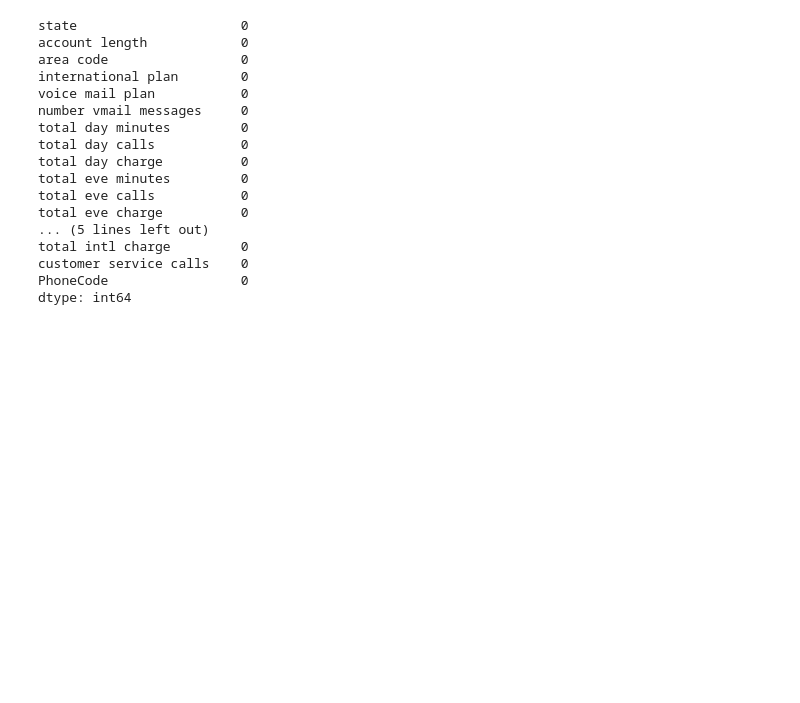
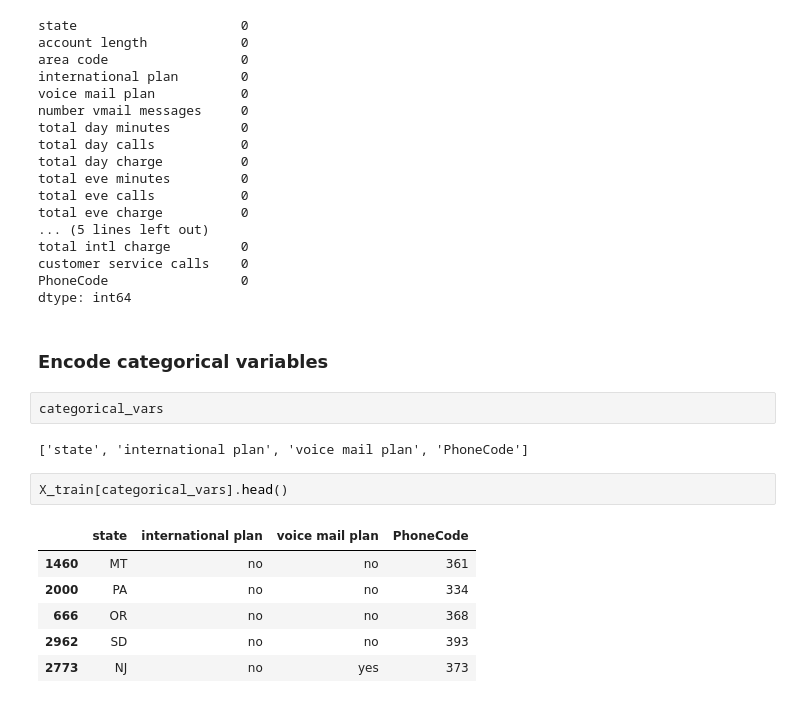
Before and after one commit to Collins-Opiyo/SyriaTelco_Collins_repo-, a Jupyter notebook: index.ipynb, the cells around one changed output. Cells and saved outputs as stored; diff of their text form; blank space fills up the shorter version.

```diff
--- a/index.ipynb
+++ b/index.ipynb
@@ -1143,3 +1144,18 @@ total intl charge         0
 customer service calls    0
 PhoneCode                 0
 dtype: int64
+# %% [markdown]
+### Encode categorical variables
+# %%
+categorical_vars
+# %% [output]
+['state', 'international plan', 'voice mail plan', 'PhoneCode']
+# %%
+X_train[categorical_vars].head()
+# %% [output]
+|  | state | international plan | voice mail plan | PhoneCode |
+| 1460 | MT | no | no | 361 |
+| 2000 | PA | no | no | 334 |
+| 666 | OR | no | no | 368 |
+| 2962 | SD | no | no | 393 |
+| 2773 | NJ | no | yes | 373 |
```
Also changed, not shown: parts of 3 cells of this notebook.
